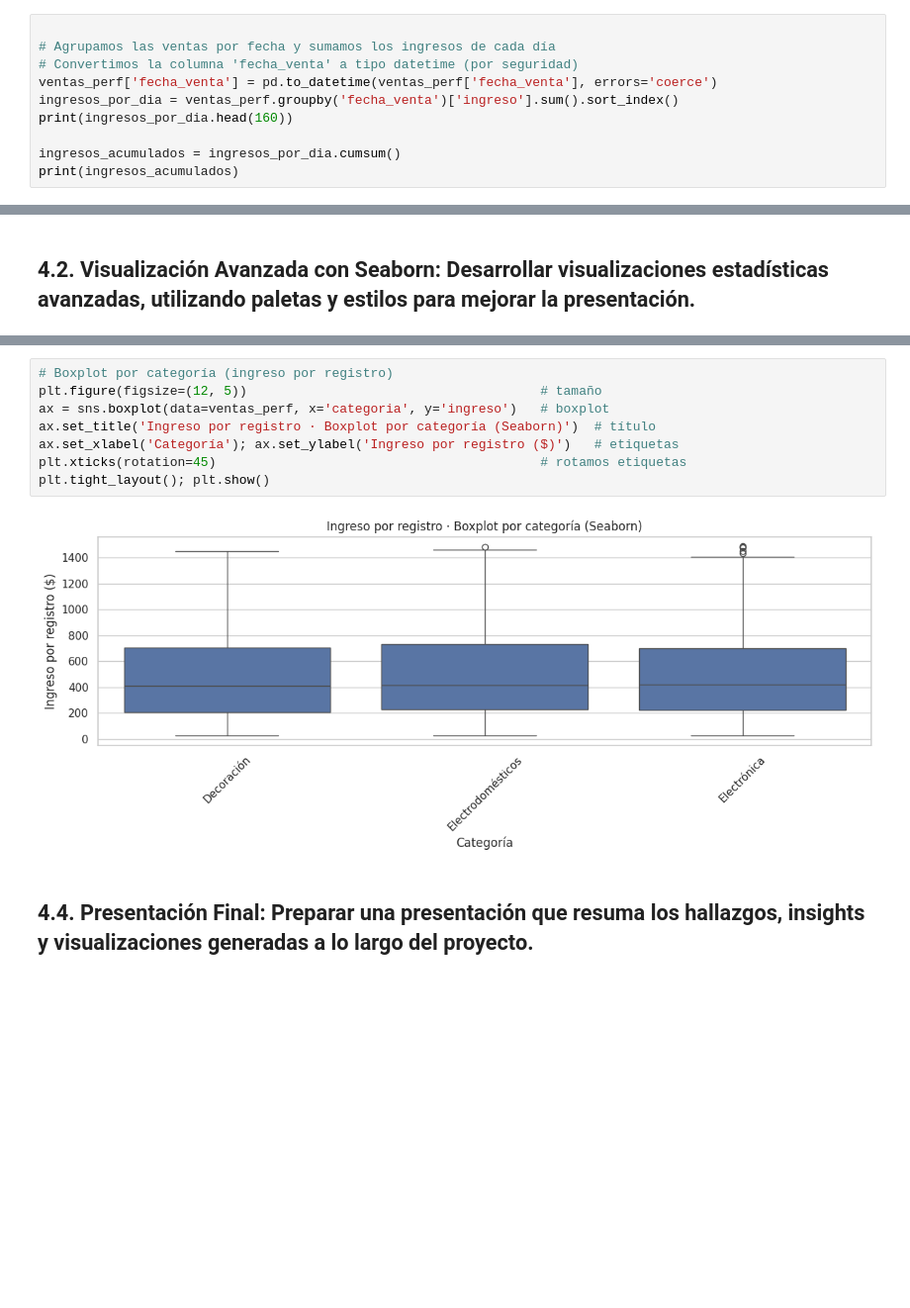
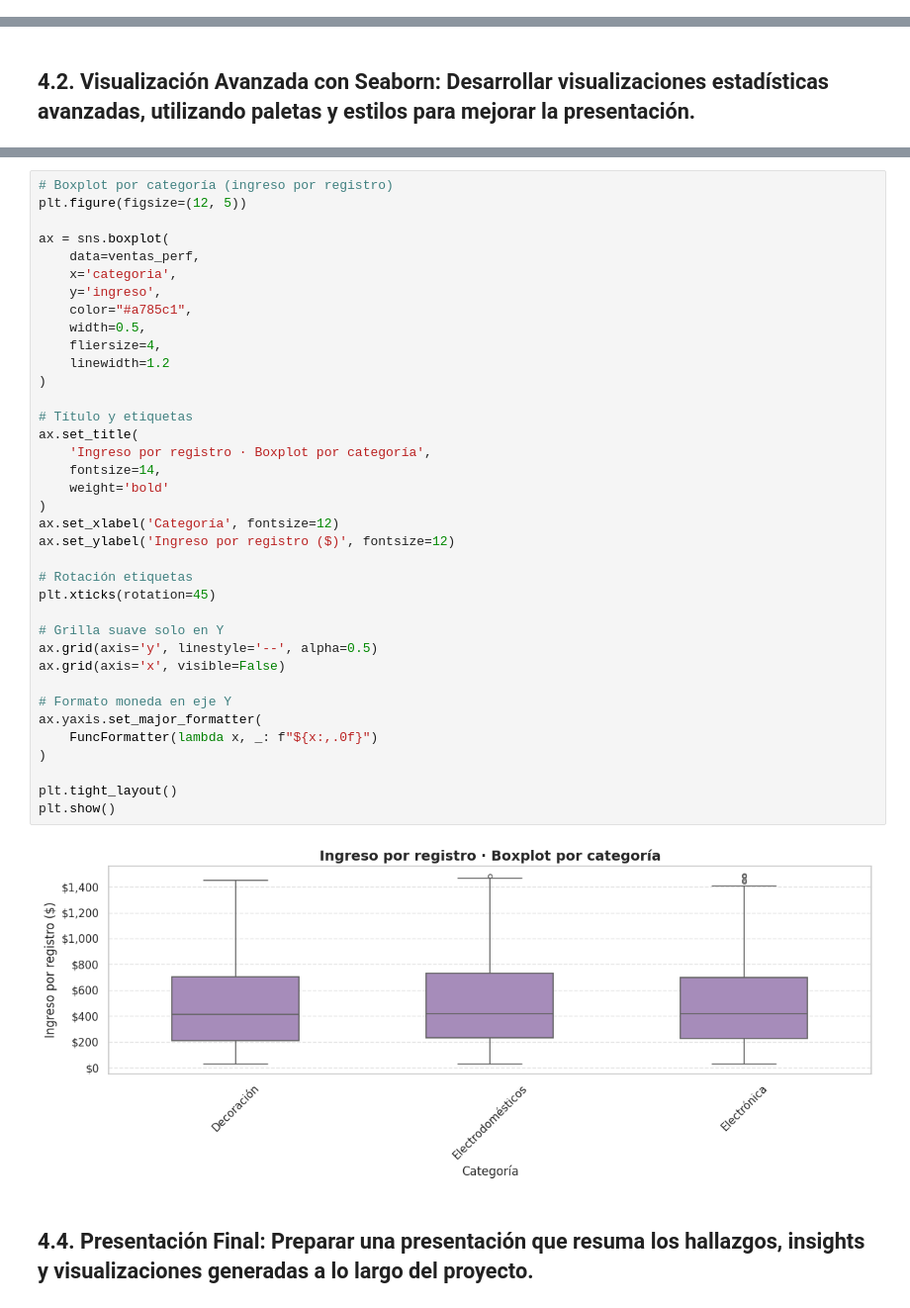
Before and after one commit to rominadelosangelesgalvan-creator/pre_entrega_romina_galvan_DAwPython, a Jupyter notebook: Entrega_final_romina_galvan.ipynb, the cells around one changed output, grey strips where cells are left out. Shown at 99% size. Drawn from its saved outputs; the diff is of its cells as text; blank space fills up the shorter version.

```diff
--- a/Entrega_final_romina_galvan.ipynb
+++ b/Entrega_final_romina_galvan.ipynb
@@ -1150,10 +1274,0 @@ plt.show()
-# %%
-
-# Agrupamos las ventas por fecha y sumamos los ingresos de cada día
-# Convertimos la columna 'fecha_venta' a tipo datetime (por seguridad)
-ventas_perf['fecha_venta'] = pd.to_datetime(ventas_perf['fecha_venta'], errors='coerce')
-ingresos_por_dia = ventas_perf.groupby('fecha_venta')['ingreso'].sum().sort_index()
-print(ingresos_por_dia.head(160))
-
-ingresos_acumulados = ingresos_por_dia.cumsum()
-print(ingresos_acumulados)
@@ -1262,13 +1411,42 @@ plt.tight_layout(); plt.show()
 # %%
 # Boxplot por categoría (ingreso por registro)
-plt.figure(figsize=(12, 5))                                      # tamaño
-ax = sns.boxplot(data=ventas_perf, x='categoria', y='ingreso')   # boxplot
-ax.set_title('Ingreso por registro · Boxplot por categoría (Seaborn)')  # título
-ax.set_xlabel('Categoría'); ax.set_ylabel('Ingreso por registro ($)')   # etiquetas
-plt.xticks(rotation=45)                                          # rotamos etiquetas
-plt.tight_layout(); plt.show()
+plt.figure(figsize=(12, 5))
+
+ax = sns.boxplot(
+    data=ventas_perf,
+    x='categoria',
+    y='ingreso',
+    color="#a785c1",
+    width=0.5,
+    fliersize=4,
+    linewidth=1.2
+)
+
+# Título y etiquetas
+ax.set_title(
+    'Ingreso por registro · Boxplot por categoría',
+    fontsize=14,
+    weight='bold'
+)
+ax.set_xlabel('Categoría', fontsize=12)
+ax.set_ylabel('Ingreso por registro ($)', fontsize=12)
+
+# Rotación etiquetas
+plt.xticks(rotation=45)
+
+# Grilla suave solo en Y
+ax.grid(axis='y', linestyle='--', alpha=0.5)
+ax.grid(axis='x', visible=False)
+
+# Formato moneda en eje Y
+ax.yaxis.set_major_formatter(
+    FuncFormatter(lambda x, _: f"${x:,.0f}")
+)
+
+plt.tight_layout()
+plt.show()
 # %% [output]
-[figure, old version]
+[figure, new version]
 # %% [markdown]
 
 ## 4.4. Presentación Final: Preparar una presentación que resuma los hallazgos, insights y visualizaciones generadas a lo largo del proyecto.
```
Also changed, not shown: parts of 11 cells of this notebook.
